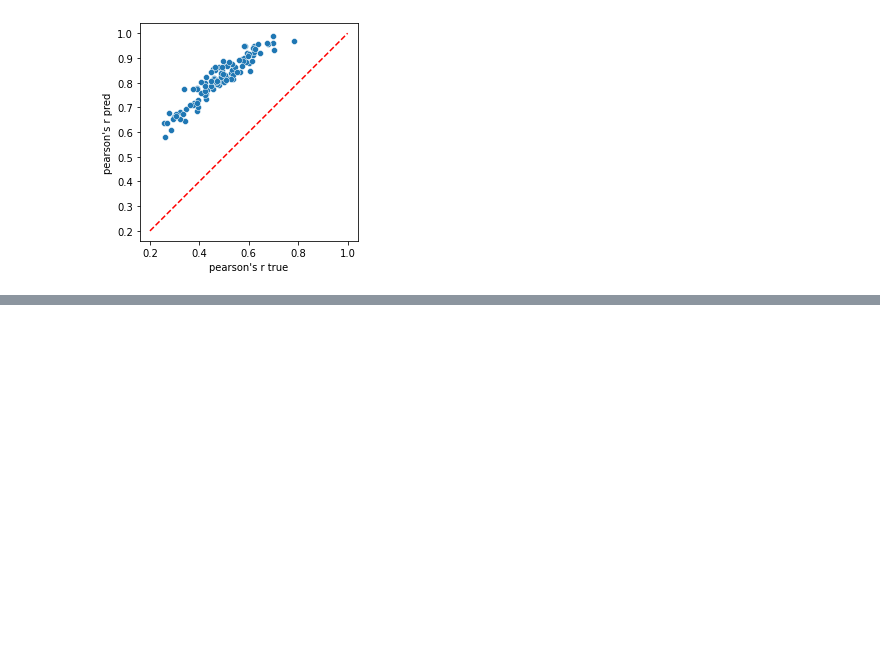
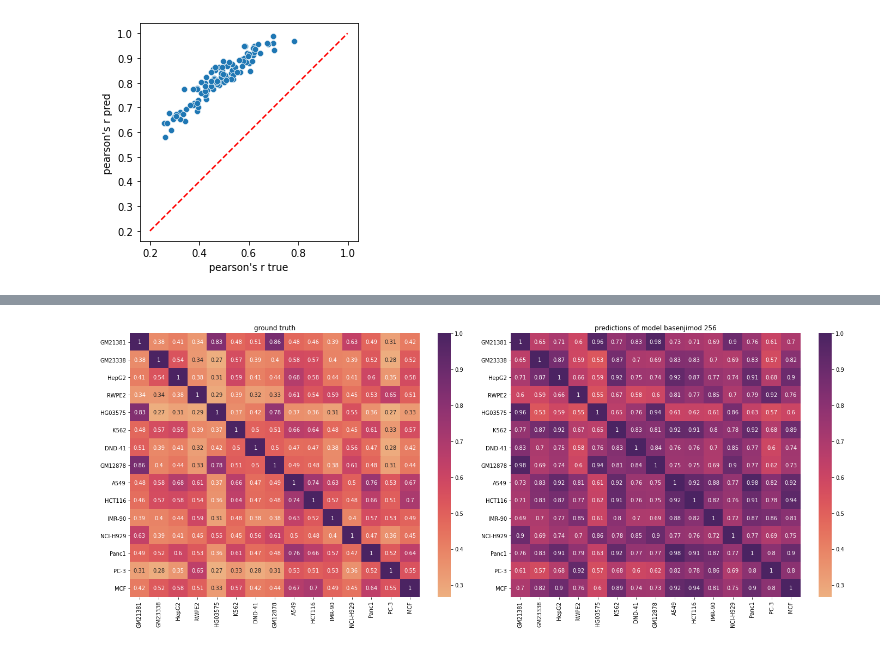
Before and after one commit to amberT15/QuantPred, a Jupyter notebook: correlation_matrix.ipynb, the cells around one changed output, grey strips where cells are left out. Drawn from its saved outputs; the diff is of its cells as text; code cells hidden in the pictures; blank space fills up the shorter version.

Commit message:
redo correlation matrix to avoid bw

```diff
--- a/correlation_matrix.ipynb
+++ b/correlation_matrix.ipynb
@@ -142,0 +141,46 @@ ax.set_aspect(1./ax.get_data_ratio())
+# %%
+# load model and testset
+model_path = '/mnt/31dac31c-c4e2-4704-97bd-0788af37c5eb/shush/wandb/wandb_elzar/run-20210923_162932-56p3xy2p'
+testset_path = '/mnt/1a18a49e-9a31-4dbf-accd-3fb8abbfab2d/shush/4grid_atac/complete/peak_centered/i_2048_w_1/'
+
+
+def collect_data_and_model(model_path, testset_path):
+    targets_path = os.path.join(testset_path, 'targets.txt')
+    targets = pd.read_csv(targets_path, delimiter='\t')['identifier'].values
+    sts = util.load_stats(testset_path)
+    testset  = util.make_dataset(testset_path, 'test', sts, batch_size=512, shuffle=False)
+    model, bin_size = tfr_evaluate.read_model(model_path, compile_model=False)
+    metadata = tfr_evaluate.get_run_metadata(model_path)
+    model_id = '{} {}'.format(metadata['model_fn'][0], bin_size)
+    return testset, targets, model, bin_size, model_id
+# %%
+def get_truth_pred_corr(data_model_info):
+    testset, targets, model, bin_size, model_id = data_model_info
+    # make whole test set prediction and save both gt and pred
+    truth, pred = tfr_evaluate.get_true_pred(model, bin_size, testset)
+    # get correlation df
+    N,L,C = pred.shape
+    truth_pred_corr_matrices = {}
+    title_array_pairs = {'ground truth': truth, 'predictions of model {}'.format(model_id): pred}
+    for title, array in title_array_pairs.items():
+        array = array.reshape(N*L, C)
+        truth_pred_corr_matrices[title] = pd.DataFrame(array).corr()
+        truth_pred_corr_matrices[title].columns = targets
+        truth_pred_corr_matrices[title].set_index(targets, inplace=True)
+    return truth_pred_corr_matrices
+# %%
+def plot_corr_matrices(corr_dfs):
+    fig, axs = plt.subplots(1, 2, figsize=[20, 8])
+    min_lim = pd.concat([v for _, v in corr_dfs.items()]).min().min()
+    for i, (title, matrix) in enumerate(corr_dfs.items()):
+        matrix_heatmap = sns.heatmap(matrix, annot=True, vmin=min_lim, vmax=1,  ax=axs[i], cmap='flare')
+        axs[i].set_title(title)
+    plt.tight_layout()
+#     plt.savefig(os.path.join(outdir, 'correlation_matrices_{}_{}.svg'.format(set_type, model_id)))
+# %%
+def plot_model_corr(model_path, testset_path):
+    truth_pred_corr_matrices = get_truth_pred_corr(collect_data_and_model(model_path, testset_path))
+    plot_corr_matrices(truth_pred_corr_matrices)
+# %%
+plot_model_corr(model_path, testset_path)
+# %% [output]
@@ -142,0 +188 @@ ax.set_aspect(1./ax.get_data_ratio())
+[figure, added]
```
Also changed, not shown: parts of 6 cells of this notebook.
